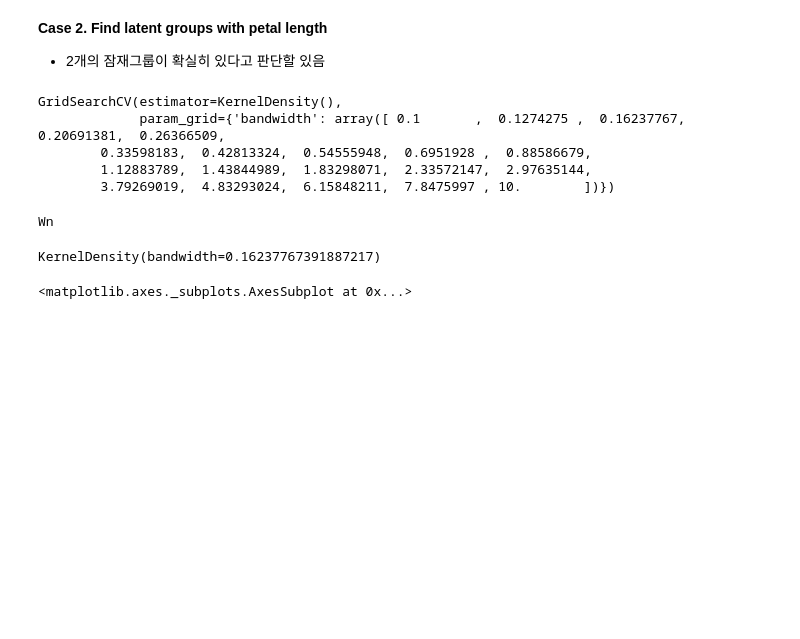
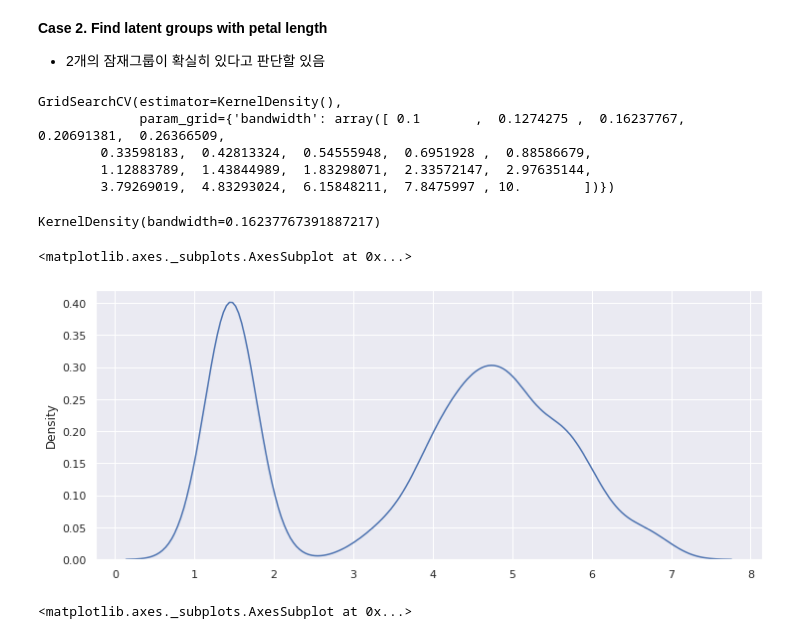
Before and after one commit to ancestor9/aSSIST, a Jupyter notebook: 19_Simple 1D Kernel Density Estimation.ipynb, the cells around one changed output. Drawn from its saved outputs; the diff is of its cells as text; code cells hidden in the pictures; blank space fills up the shorter version.

```diff
--- a/19_Simple 1D Kernel Density Estimation.ipynb
+++ b/19_Simple 1D Kernel Density Estimation.ipynb
@@ -331,11 +335,12 @@ Text(0.5, 1.0, 'Tophat Kernel Density')
 **Case 2. Find latent groups with petal length**
 - 2개의 잠재그룹이 확실히 있다고 판단할 있음
 # %%
+from sklearn.model_selection import GridSearchCV
 # use grid search cross-validation to optimize the bandwidth
 params = {"bandwidth": np.logspace(-1, 1, 20)}
 grid = GridSearchCV(KernelDensity(), params)
 grid.fit(X[:, 2].reshape(-1,1))
-print('Wn')
+print('\n')
 grid.best_estimator_
 # %% [output]
 GridSearchCV(estimator=KernelDensity(),
@@ -343,8 +348,12 @@ GridSearchCV(estimator=KernelDensity(),
         0.33598183,  0.42813324,  0.54555948,  0.6951928 ,  0.88586679,
         1.12883789,  1.43844989,  1.83298071,  2.33572147,  2.97635144,
         3.79269019,  4.83293024,  6.15848211,  7.8475997 , 10.        ])})
-Wn
+KernelDensity(bandwidth=0.16237767391887217)
-KernelDensity(bandwidth=0.16237767391887217)
+# %%
+sns.kdeplot(X[:, 2], bw=0.16237767391887217)
+# %% [output]
+<matplotlib.axes._subplots.AxesSubplot at 0x...>
+[figure, added]
 # %%
 sns.kdeplot(X[:, 2])
 sns.kdeplot(X[:, 2], bw=0.42813323987193935)
```
Also changed, not shown: parts of 9 cells of this notebook, 3 other files.
